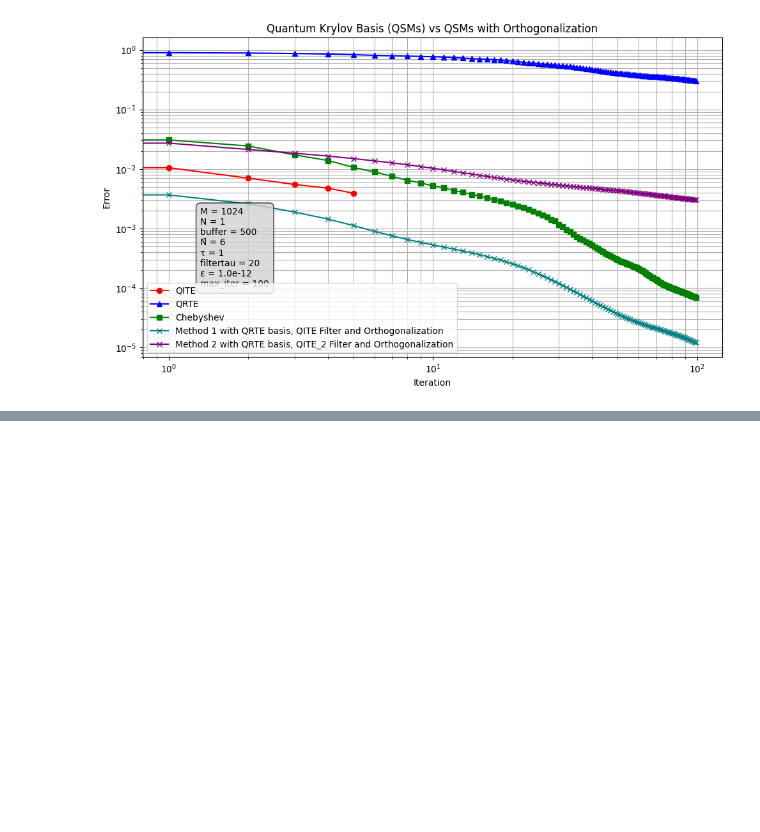
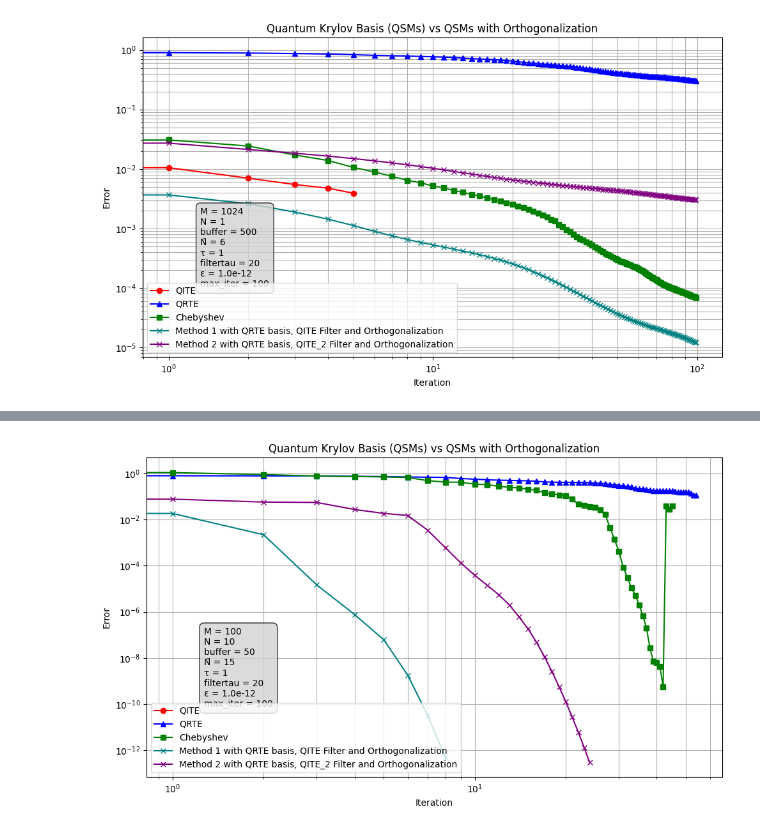
Before and after one commit to Nihar-Shah2001/Quantum_Computing_Notes, a Jupyter notebook: Notes/codes/comparison.ipynb, the cells around one changed output, grey strips where cells are left out. Drawn from its saved outputs; the diff is of its cells as text; code cells hidden in the pictures; blank space fills up the shorter version.

```diff
--- a/Notes/codes/comparison.ipynb
+++ b/Notes/codes/comparison.ipynb
@@ -606,0 +642,10 @@ plt.show()
+# %%
+eigenvalsh = np.linalg.eigvalsh(H)
+qite_eigenvals, qite_abs_error, qite_itr = QITE(H, psi_0, N, eigenvalsh, buffer, deltatau, epsilon, max_iter, orthogonalize=False)
+# qite_ortho_eigenvals, qite_ortho_abs_error, qite_ortho_itr = QITE(H, psi_0, Ntilde, buffer, deltatau, epsilon, max_iter, orthogonalize=True)
+qrte_eigenvals, qrte_abs_error, qrte_itr = QRTE(H, psi_0, N, eigenvalsh, buffer,  epsilon, max_iter, orthogonalize=False)
+# qrte_ortho_eigenvals, qrte_ortho_abs_error, qrte_ortho_itr = QRTE(H, psi_0, Ntilde, buffer, deltatau, epsilon, max_iter, orthogonalize=True)
+chebyshev_eigenvals, chebyshev_abs_error, chebyshev_itr = chebyshev(H, psi_0, N, eigenvalsh, buffer, epsilon, max_iter, orthogonalize=False)
+# chebyshev_ortho_eigenvals, chebyshev_ortho_abs_error, chebyshev_ortho_itr = chebyshev(H, psi_0, Ntilde, buffer, deltatau, epsilon, max_iter, orthogonalize=True)
+method1_eigenvals, method1_eigenvecs, method1_abs_error, method1_itr = method1(H, psi_0, N, eigenvalsh, buffer, filtertau, epsilon, max_iter)
+method2_eigenvals, method2_eigenvecs, method2_abs_error, method2_itr = method2(H, psi_0, N, eigenvalsh, buffer, filtertau, epsilon, max_iter)
@@ -606,0 +670,36 @@ plt.show()
+# %%
+plt.figure(figsize=(10, 6))
+plt.title('Quantum Krylov Basis (QSMs) vs QSMs with Orthogonalization')
+plt.plot(np.arange(qite_itr), qite_abs_error[1:], marker='o', label='QITE', color='red')
+# plt.plot(np.arange(qite_ortho_itr), qite_ortho_abs_error[1:], marker='^', label='QITE_w/ ortho', color='orange')
+plt.plot(np.arange(qrte_itr), qrte_abs_error[1:], marker='^', label='QRTE', color='blue')
+# plt.plot(np.arange(qrte_ortho_itr), qrte_ortho_abs_error[1:], marker='s', label='QRTE_w/ ortho', color='magenta')
+plt.plot(np.arange(chebyshev_itr), chebyshev_abs_error[1:], marker='s', label='Chebyshev', color='green')
+# plt.plot(np.arange(chebyshev_ortho_itr), chebyshev_ortho_abs_error[1:], marker='d', label='Chebyshev_w/ ortho', color='cyan')
+plt.plot(np.arange(method1_itr), method1_abs_error[1:], marker='x', label='Method 1 with QRTE basis, QITE Filter and Orthogonalization', color='teal')
+plt.plot(np.arange(method2_itr), method2_abs_error[1:], marker='x', label='Method 2 with QRTE basis, QITE_2 Filter and Orthogonalization', color='purple')
+plt.yscale('log')
+plt.xscale('log')
+plt.xlabel('Iteration')
+plt.ylabel('Error')
+plt.grid(True, 'both', 'both')
+plt.legend()
+info_text = (
+    f"M = {M}\n"
+    f"N = {N}\n"
+    f"buffer = {buffer}\n"
+    f"Ñ = {Ntilde}\n"
+    f"τ = {deltatau}\n"
+    f"filtertau = {filtertau}\n"
+    f"ε = {epsilon:.1e}\n"
+    f"max_iter = {max_iter}"
+)
+
+# Adjust position (x=0.65, y=0.5) as needed
+plt.text(0.1, 0.22, info_text, transform=plt.gca().transAxes,
+         fontsize=10, bbox=dict(boxstyle='round,pad=0.5', facecolor='lightgrey', alpha=0.8))
+plt.legend()
+plt.tight_layout()
+plt.show()
+# %% [output]
+[figure, added]
```
Also changed, not shown: parts of 3 cells of this notebook.
